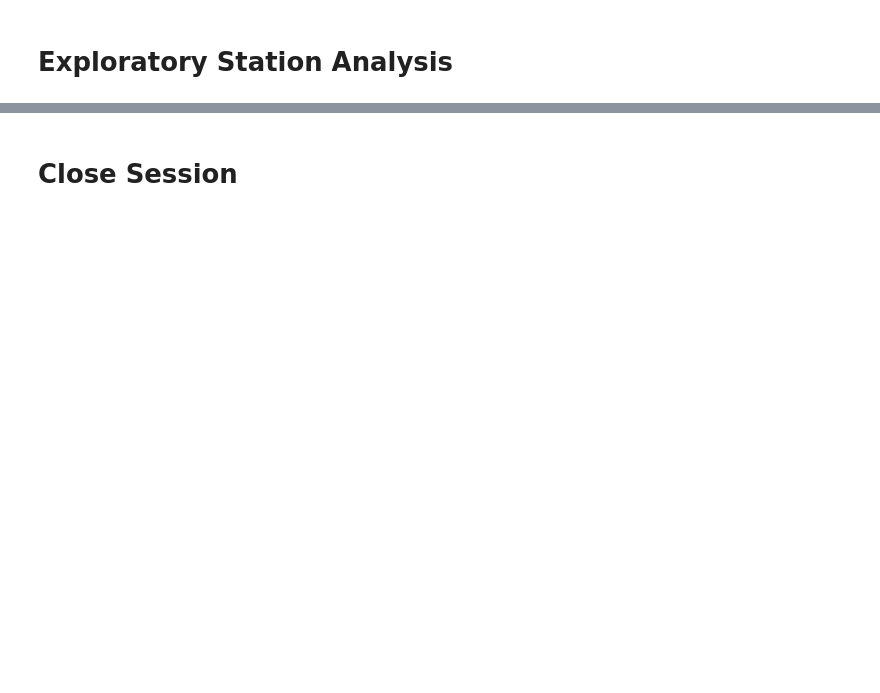
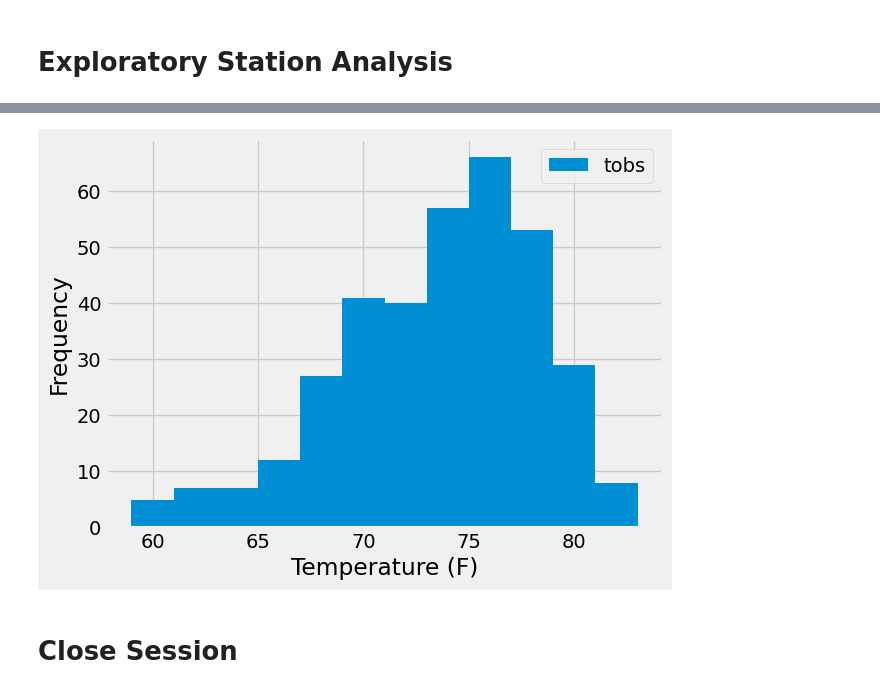
Before and after one commit to mariadiosdado/sqlalchemy-challenge, a Jupyter notebook: SurfsUp/climate_sqlalchemy.ipynb, the cells around one changed output, grey strips where cells are left out. Drawn from its saved outputs; the diff is of its cells as text; code cells hidden in the pictures; blank space fills up the shorter version.

```diff
--- a/SurfsUp/climate_sqlalchemy.ipynb
+++ b/SurfsUp/climate_sqlalchemy.ipynb
@@ -73,3 +173,8 @@ session = Session(bind = engine)
 # %%
 # Using the most active station id
 # Query the last 12 months of temperature observation data for this station and plot the results as a histogram
+previous_year = dt.date(2017,8,23) - dt.timedelta(days=365)
+tobs_data = session.query(Measurement.tobs).\
+    filter(Measurement.station == "USC00519281").\
+    filter(Measurement.date >= previous_year).all()
+tobs_data
@@ -75,0 +199,4 @@ session = Session(bind = engine)
+# %%
+# Save the query results as a Pandas DataFrame
+df2 = pd.DataFrame(tobs_data)
+df2
@@ -76,3 +217,11 @@ session = Session(bind = engine)
+# %%
+# Plot the results as a histogram
+df2.plot.hist(bins=12)
+plt.xlabel("Temperature (F)")
+plt.ylabel("Frequency")
+plt.show()
+# %% [output]
+[figure, added]
 # %% [markdown]
 # Close Session
 # %%
```
Also changed, not shown: parts of 13 cells of this notebook, 1 other file.
